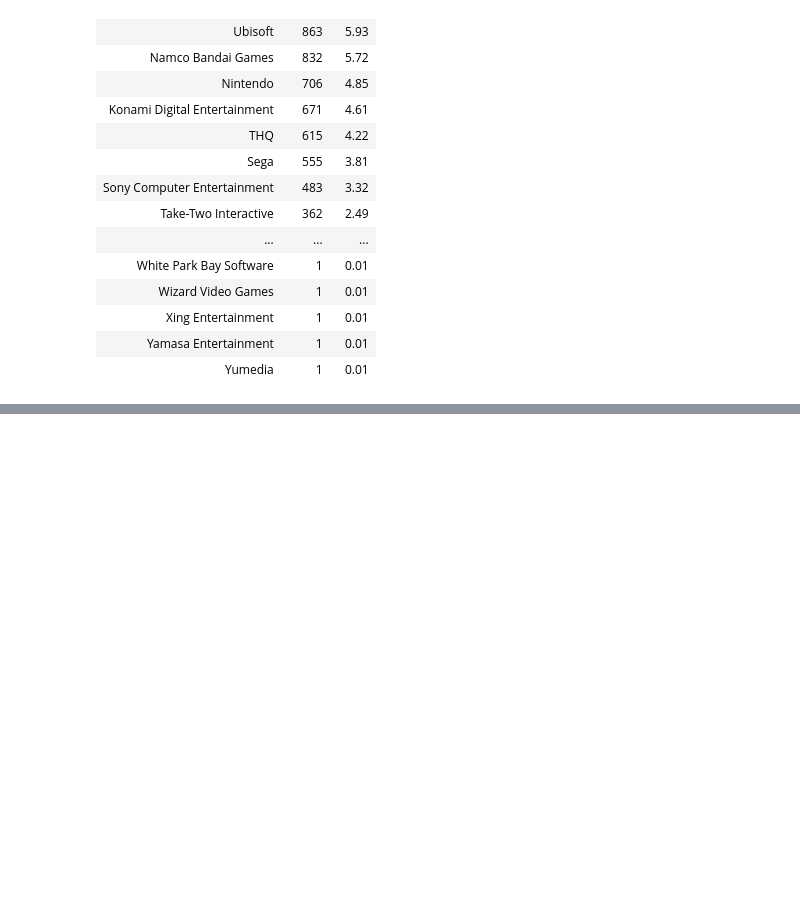
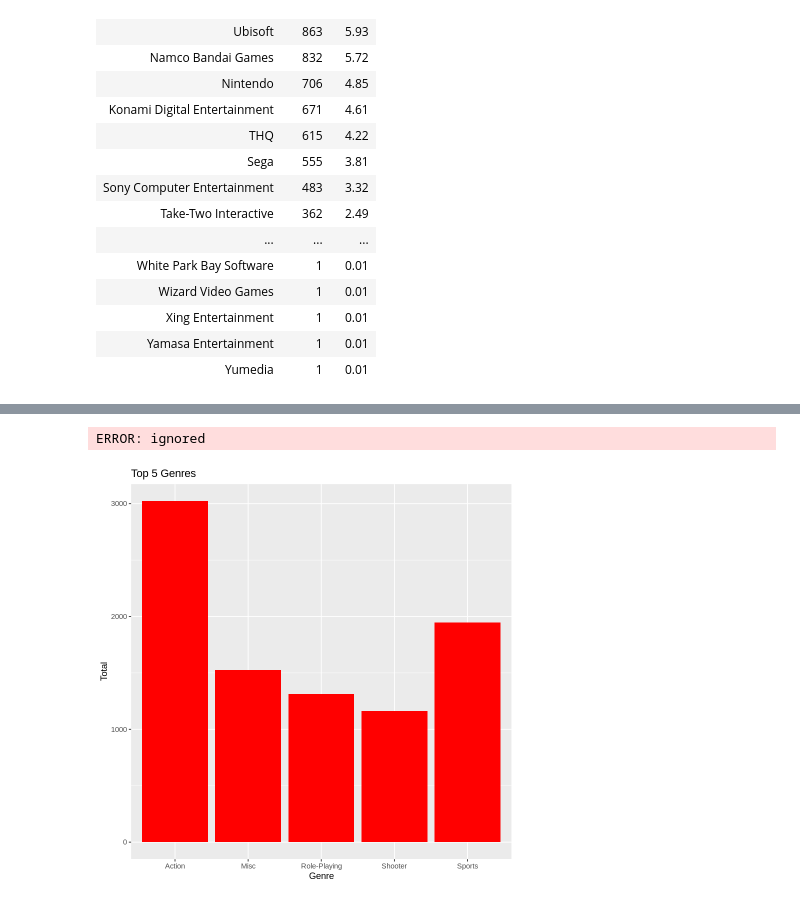
Before and after one commit to shrirampiyer/Video-games-Sales-prediction, a Jupyter notebook: Untitled17.ipynb, the cells around one changed output, grey strips where cells are left out. Cells and saved outputs as stored; diff of their text form; code cells hidden in the pictures; blank space fills up the shorter version.

```diff
--- a/Untitled17.ipynb
+++ b/Untitled17.ipynb
@@ -153,0 +511,18 @@ A tibble: 552 × 3
+# %%
+md.pattern(df_imputation)
+df_imputation_imp <- mice(df_imputation, m=5, seed = 123)
+df_imputation <- complete(df_imputation_imp, 1)
+plot_missing(df_imputation)
+# %% [output]
+ERROR: ignored
+# %%
+genre_data <- sales_data %>%
+  group_by(Genre) %>%
+  summarise(count = n()) %>%
+  top_n(n = 5, wt = count)
+
+genre_charts <- ggplot(genre_data, aes(x = Genre, y = count, fill=count)) + geom_col(fill="red")+
+  labs(title = "Top 5 Genres", x="Genre",y="Total")
+genre_charts
+# %% [output]
+[figure, added]
```
Also changed, not shown: parts of 47 cells of this notebook.
